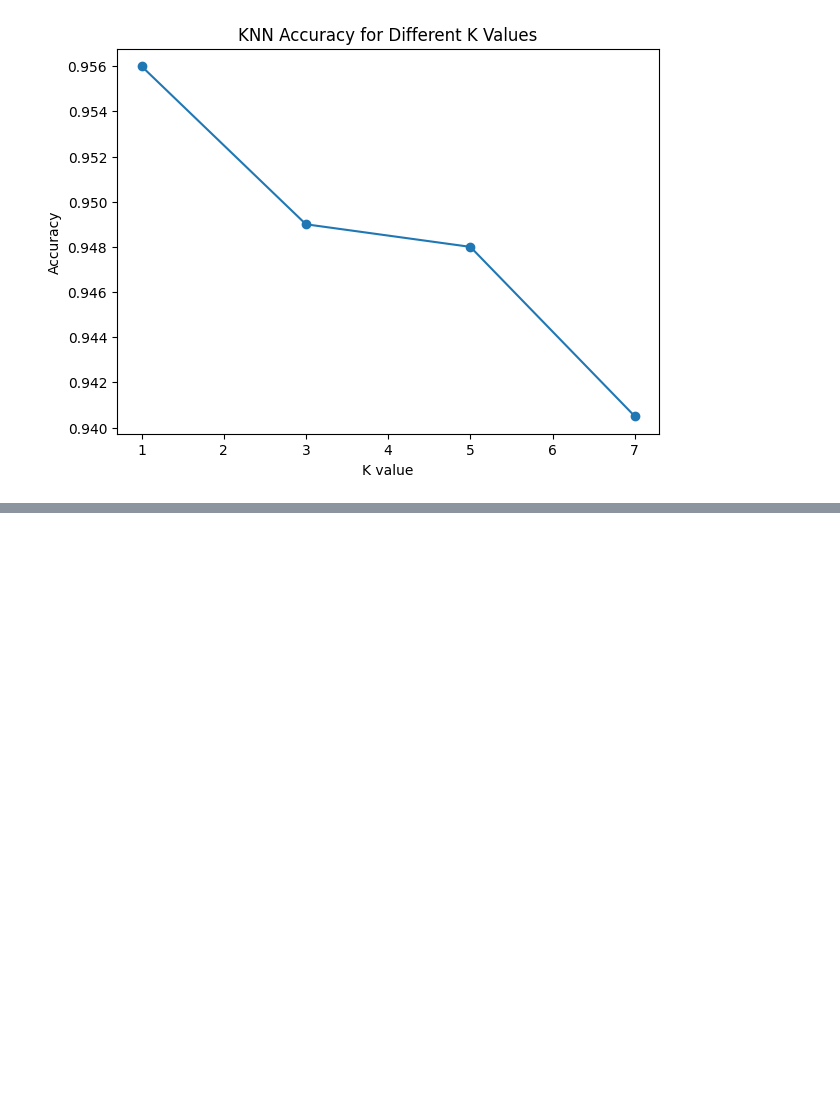
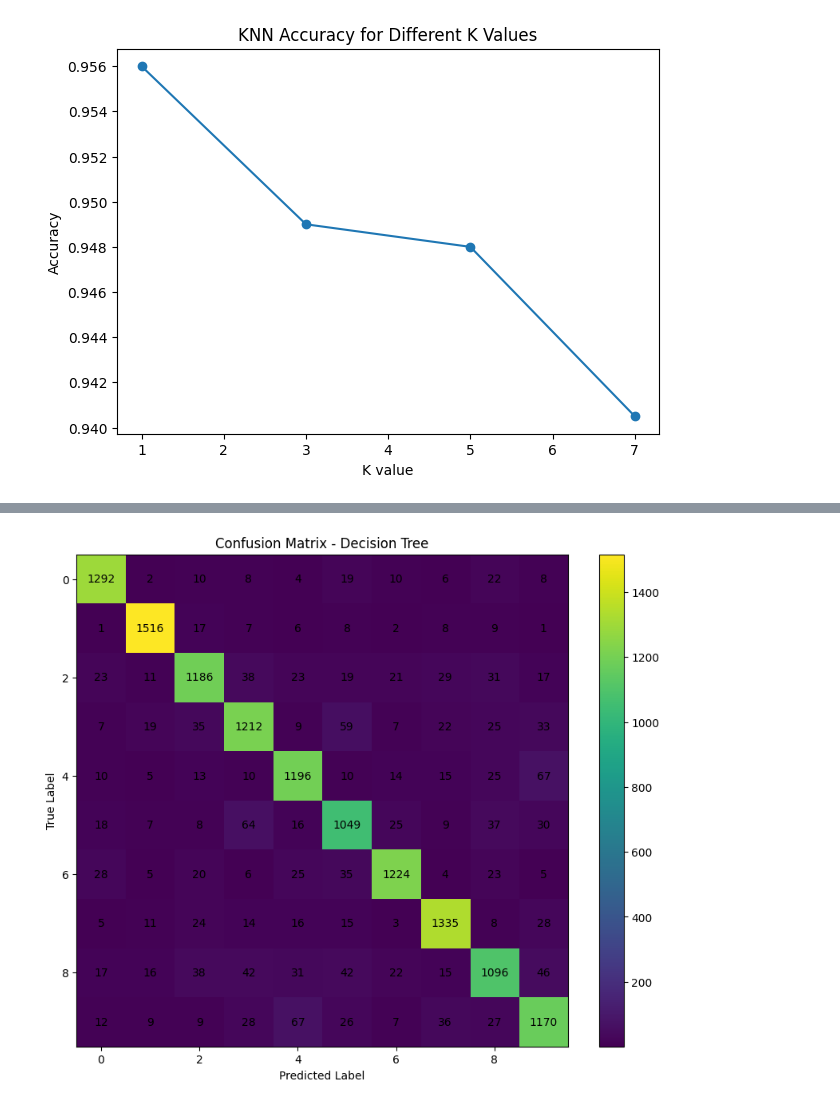
Before and after one commit to vaishnavifrsharma/MNIST-DIGIT-RECOGNIZER, a Jupyter notebook: MNIST_pynb.ipynb, the cells around one changed output, grey strips where cells are left out. Drawn from its saved outputs; the diff is of its cells as text; code cells hidden in the pictures; blank space fills up the shorter version.

```diff
--- a/MNIST_pynb.ipynb
+++ b/MNIST_pynb.ipynb
@@ -193,3 +193,7 @@ plt.title("KNN Accuracy for Different K Values")
 plt.show()
 # %% [output]
 [figure]
+# %%
+# 7 model 3
+dt=DecisionTreeClassifier(random_state=42,max_depth=20)
+dt.fit(X_train,y_train)
@@ -195,0 +202,2 @@ plt.show()
+# %%
+y_pred_dt=dt.predict(X_test)
@@ -195,0 +229,17 @@ plt.show()
+# %%
+cm_dt=confusion_matrix(y_test,y_pred_dt)
+
+plt.figure(figsize=(10, 8))
+plt.imshow(cm_dt)
+plt.title("Confusion Matrix - Decision Tree")
+plt.xlabel("Predicted Label")
+plt.ylabel("True Label")
+plt.colorbar()
+
+for i in range(10):
+    for j in range(10):
+        plt.text(j, i, cm_dt[i, j], ha="center", va="center")
+
+plt.show()
+# %% [output]
+[figure, added]
```
Also changed, not shown: parts of 6 cells of this notebook.
